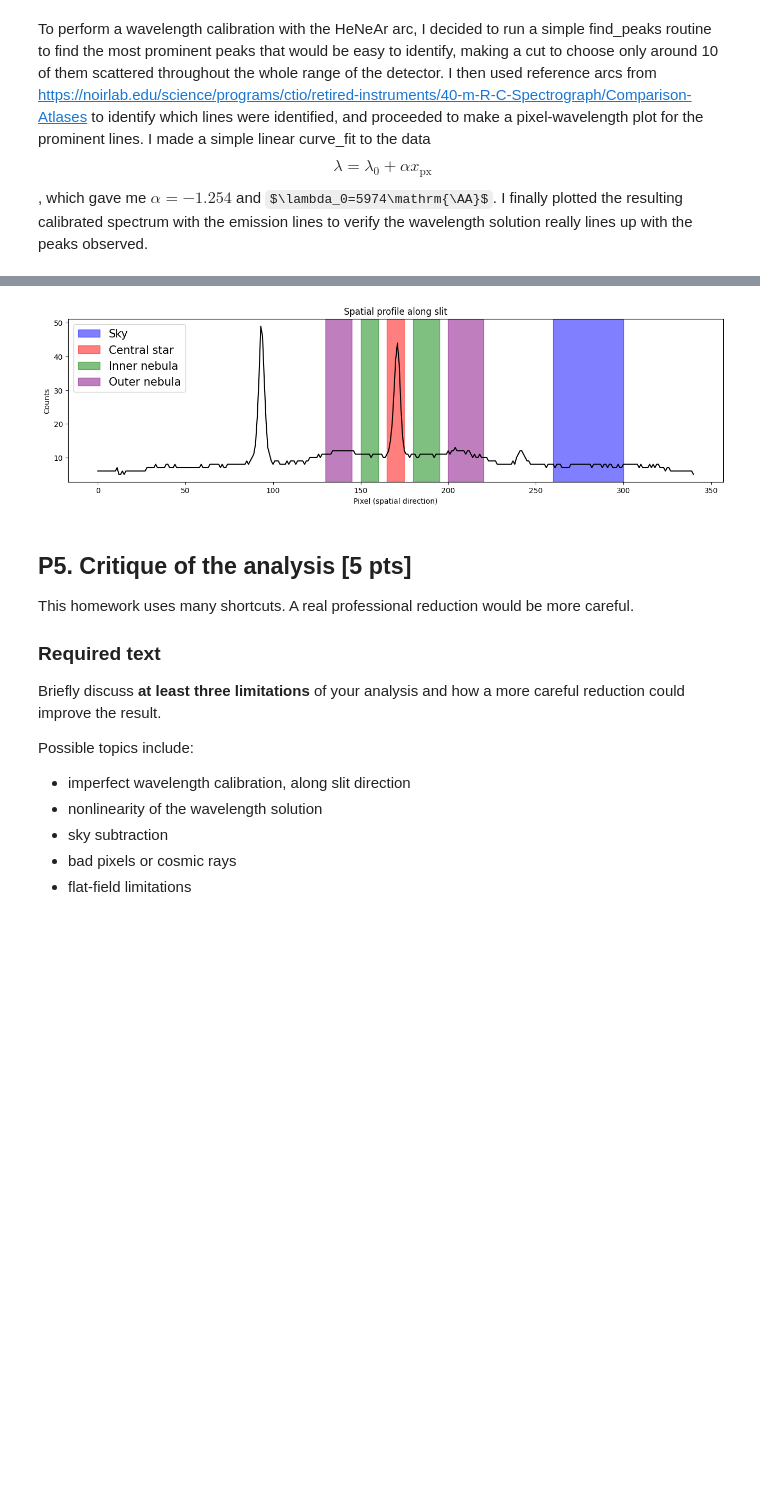
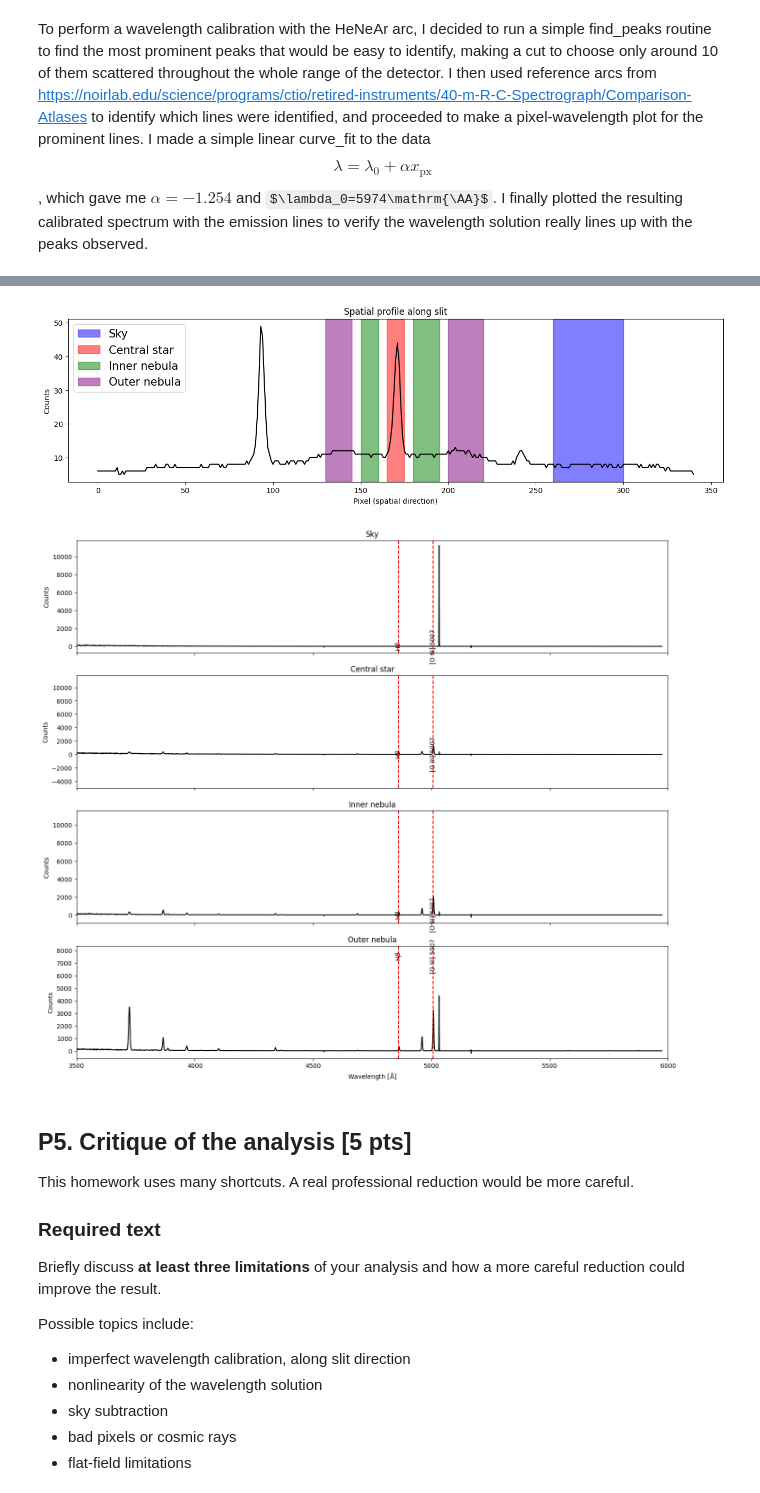
Before and after one commit to oliviergilbertastro/UMich, a Jupyter notebook: ASTRO501/hw4b/HW4b_v3.ipynb, the cells around one changed output, grey strips where cells are left out. Cells and saved outputs as stored; diff of their text form; code cells hidden in the pictures; some formulas as TeX source; blank space fills up the shorter version.

Commit message:
plotting lines

```diff
--- a/ASTRO501/hw4b/HW4b_v3.ipynb
+++ b/ASTRO501/hw4b/HW4b_v3.ipynb
@@ -397,33 +397,75 @@ ylim = plt.ylim()
 # Let's define the different regions as best as I can
 plt.fill_betweenx(ylim, 260,300, label="Sky", color="blue", alpha=0.5)
 plt.fill_betweenx(ylim, 165,175, label="Central star", color="red", alpha=0.5)
 plt.fill_betweenx(ylim, 150,160, label="Inner nebula", color="green", alpha=0.5)
 plt.fill_betweenx(ylim, 180,195, color="green", alpha=0.5)
 plt.fill_betweenx(ylim, 130,145, label="Outer nebula", color="purple", alpha=0.5)
 plt.fill_betweenx(ylim, 200,220, color="purple", alpha=0.5)
 plt.ylim(*ylim)
 plt.legend(fontsize=15)
 plt.show()
 
 # Sky
 sky_regions = [(260, 300)]
 # Central star
 star_regions = [(165, 175)]
 # Inner nebula
 inner_regions = [(150, 160), (180, 195)]
 # Outer nebula
 outer_regions = [(130, 145), (200, 220)]
 
 def extract_multi(img, regions):
     spectra = [np.median(img[y1:y2, :], axis=0) for (y1, y2) in regions]
     return np.mean(spectra, axis=0)
 
 spec_sky   = extract_multi(m57_flat, sky_regions)
 spec_star  = extract_multi(m57_flat, star_regions)
 spec_inner = extract_multi(m57_flat, inner_regions)
 spec_outer = extract_multi(m57_flat, outer_regions)
+
+def plot_emission_lines(ax:plt.Axes):
+    lines = {
+        "[O III] 5007": 5007,
+        r"H$\beta$": 4861,
+    }
+
+    for name, lam in lines.items():
+        ax.axvline(lam, linestyle='--', alpha=1, color="red")
+        ax.text(lam, plt.ylim()[1]*0.9, name,
+                rotation=90, ha='center', va='center', fontsize=10)
+
+fig, ax = plt.subplots(4, 1, figsize=(17, 15), sharex=True)
+
+
+ax[0].plot(wave, spec_sky, color="black")
+plot_emission_lines(ax[0])
+ax[0].set_title("Sky")
+ax[1].plot(wave, spec_star, color="black")
+plot_emission_lines(ax[1])
+ax[1].set_title("Central star")
+ax[2].plot(wave, spec_inner, color="black")
+plot_emission_lines(ax[2])
+ax[2].set_title("Inner nebula")
+ax[3].plot(wave, spec_outer, color="black")
+plot_emission_lines(ax[3])
+ax[3].set_title("Outer nebula")
+
+ax[0].set_ylabel(r"Counts")
+ax[1].set_ylabel(r"Counts")
+ax[2].set_ylabel(r"Counts")
+ax[3].set_ylabel(r"Counts")
+ax[3].set_xlabel(r"Wavelength [$\mathrm{\AA}$]")
+plt.xlim(3500,6000)
+#plt.xlabel("Wavelength (Å)")
+#plt.ylabel("Flux (offset)")
+#plt.title("Spectra at Different Slit Positions")
+
+#plt.legend()
+#plt.xlim(4500, 7500)
+plt.show()
 # %% [output]
 [figure]
+[figure, added]
 # %% [markdown]
 ## P5. Critique of the analysis [5 pts]
 
```
